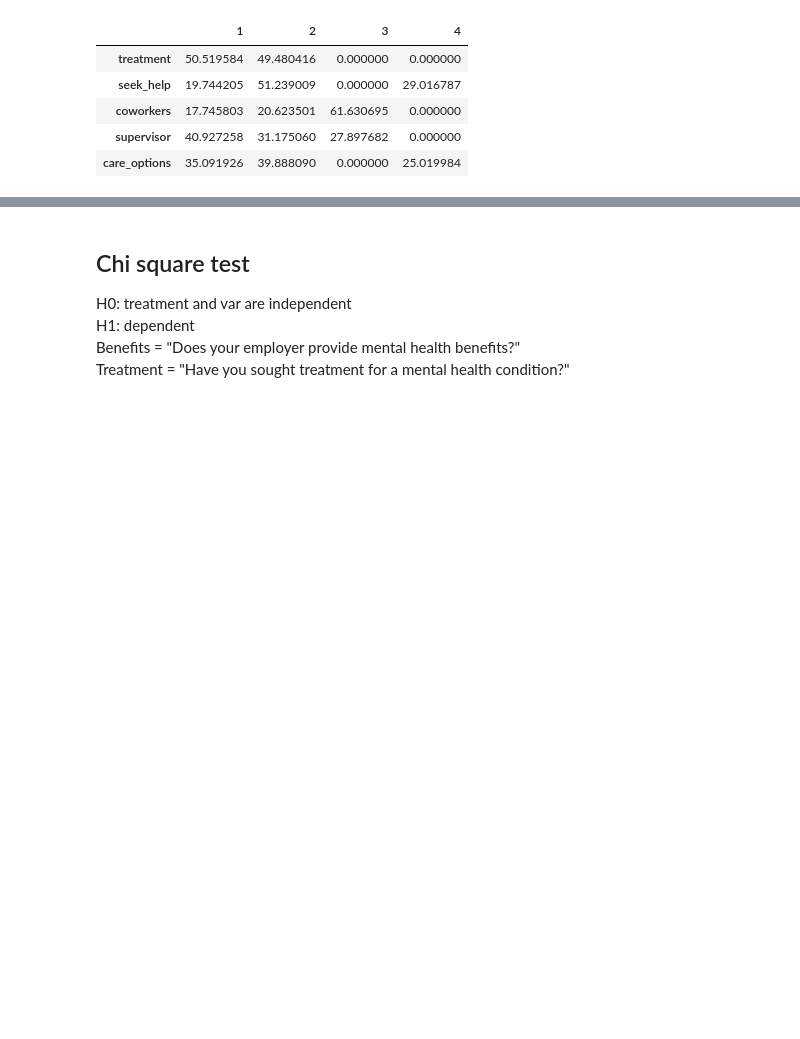
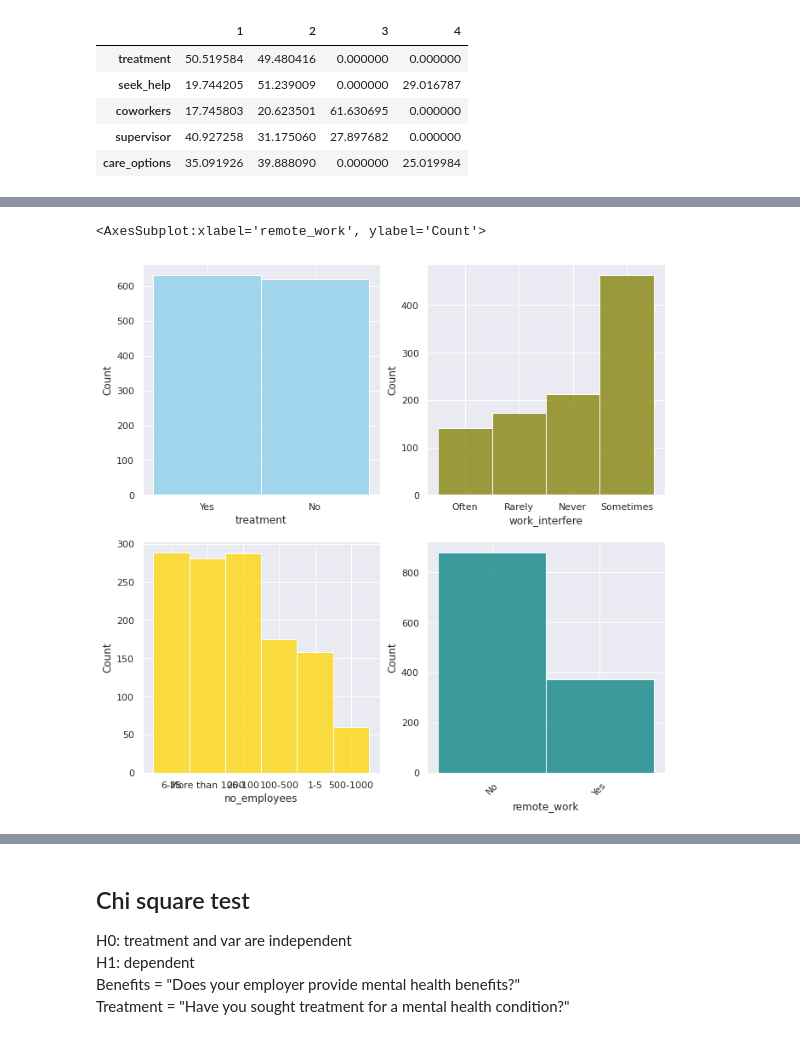
Before and after one commit to moniqueabu/data_science_final_project, a Jupyter notebook: project.ipynb, the cells around one changed output, grey strips where cells are left out. Saved outputs shown, nothing was run; the diff lists cells and outputs as text; code cells hidden in the pictures; blank space fills up the shorter version.

```diff
--- a/project.ipynb
+++ b/project.ipynb
@@ -240,0 +257,15 @@ plt.show()
+# %%
+sns.set(style="darkgrid")
+
+
+fig, axs = plt.subplots(2,2, figsize=(11, 11))
+
+
+sns.histplot(data=df, x="treatment", color="skyblue", ax=axs[0, 0])
+sns.histplot(data=df, x="work_interfere", color="olive", ax=axs[0, 1])
+plt.xticks(rotation=45)
+sns.histplot(data=df, x="no_employees", color="gold", ax=axs[1, 0])
+sns.histplot(data=df, x="remote_work", color="teal", ax=axs[1, 1])
+# %% [output]
+<AxesSubplot:xlabel='remote_work', ylabel='Count'>
+[figure, added]
```
Also changed, not shown: parts of 43 cells of this notebook.
